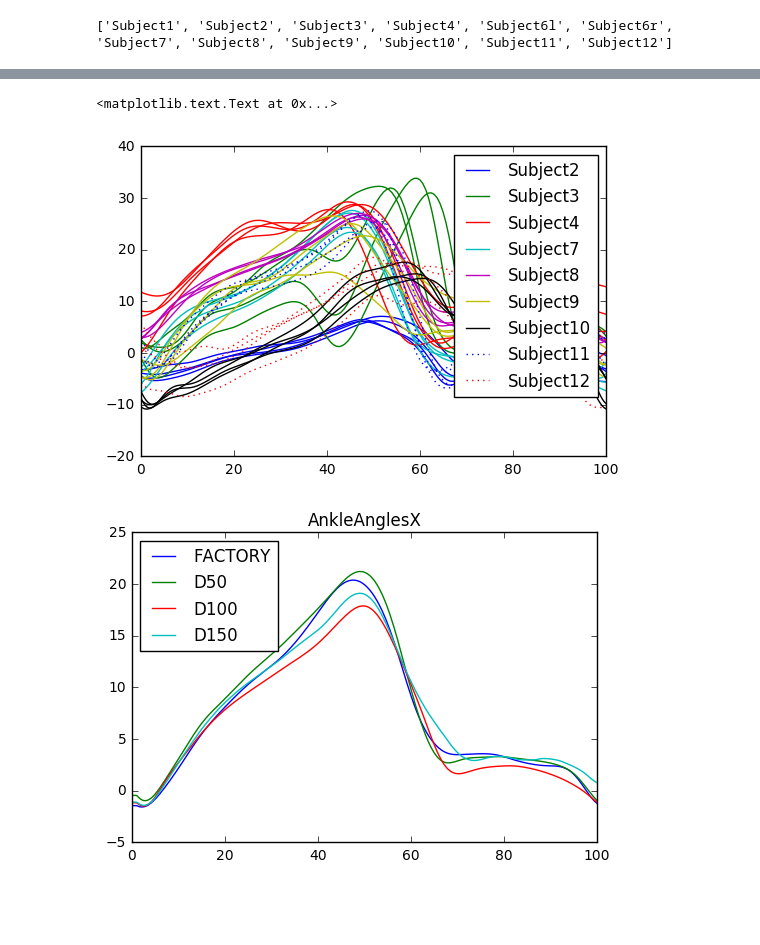
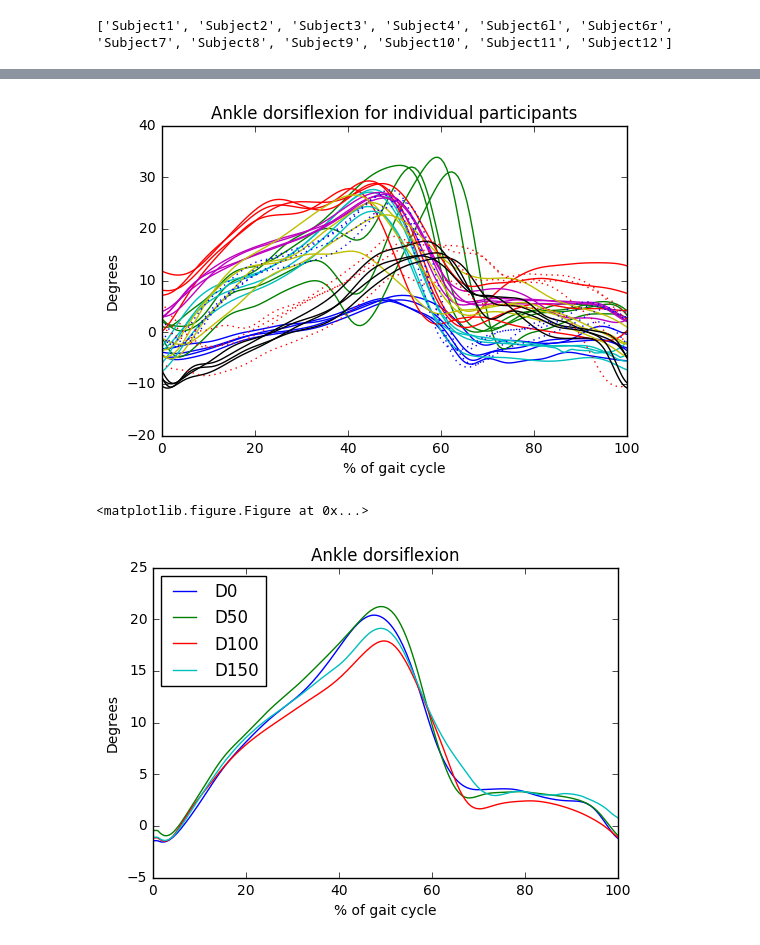
Before and after one commit to simonserenity/nexus-kinematics, a Jupyter notebook: Boxplot.ipynb, the cells around one changed output, grey strips where cells are left out. Saved outputs shown, nothing was run; the diff lists cells and outputs as text; code cells hidden in the pictures; blank space fills up the shorter version.

Commit message:
Prettify graphs

```diff
--- a/Boxplot.ipynb
+++ b/Boxplot.ipynb
@@ -1,12 +1,30 @@
 # %%
+# FILL IN THESE
 trials = ['FACTORY','D50','D100','D150']
+trialtype = 'Delay' #'Ramp' 'Extension'
 subjectslist = ['Subject1', 'Subject2', 'Subject3', 'Subject4', 'Subject6l', 'Subject6r', 'Subject7', 'Subject8', 'Subject9', 'Subject10', 'Subject11', 'Subject12']
 number_param = 'FoffFraction'
+number_title = 'Stance percentage of stride'
 vector_param = 'AnkleAnglesX'
+vector_title = 'Ankle dorsiflexion'
+
+# Don't fill in these
+trials_legend = trials.copy()
+for n in trials_legend:
+    if n == 'FACTORY':
+        if trialtype == 'Delay':
+            trials_legend[trials_legend.index(n)] = 'D0'
+        elif trialtype == 'Ramp':
+            trials_legend[trials_legend.index(n)] = 'R200'
+        elif trialtype == 'Extension':
+            trials_legend[trials_legend.index(n)] = 'X200'
+        else:
+            raise IndexError('help me!')
 
 import pickle
 import numpy as np
 from matplotlib import pyplot as plt
+%matplotlib inline
 subjects = {}
 for n in subjectslist:
     file = n + '.pkl'
@@ -106,6 +146,10 @@ for subjectnum in range(len(subjectslist)):
         #print('%s %s original length: %s' %(subject,trial,len(array[subjectnum+(trialnum*len(subjectslist))])))
 
         plt.plot(np.linspace(0,100,len(subjects[subject][trial][fesside+vector])), subjects[subject][trial][fesside+vector], colours[subjectnum], label=subject)
+
+plt.title(vector_title+' for individual participants')
+plt.xlabel('% of gait cycle')
+plt.ylabel('Degrees')
 # Reduce legend to only show one label per subject http://stackoverflow.com/questions/26337493/pyplot-combine-multiple-line-labels-in-legend
 handles, labels = plt.gca().get_legend_handles_labels()
 i =1
@@ -115,36 +159,45 @@ while i<len(labels):
         del(handles[i])
     else:
         i +=1
 
-plt.legend(handles, labels)
+# Plot legend separately
+# http://stackoverflow.com/questions/4534480/get-legend-as-a-separate-picture-in-matplotlib
+figlegend = plt.figure(figsize=(2,5))
+figlegend.legend(handles, labels, 'center')
+figlegend.savefig('Figures/'+vector+trialtype+'legend.png')
 
 # Interpolate
 longx = np.linspace(0,100,len(max(array,key=len)))
 for rownum in range(len(array)):
     row = array[rownum]
     array[rownum] = np.interp(longx, np.linspace(1,100,len(row)), row)
 
 # average subjects in each trial
 avg_per_trial = [[] for _ in range(len(trials))]
 for trialnum in range(len(trials)):
     trial = trials[trialnum]
     for n in range(len(array[0])):
         trialpoint = [array[x+trialnum*len(subjectslist)][n] for x in range(len(subjectslist))]
         avg_per_trial[trialnum].append(sum(trialpoint)/len(trialpoint))
 
 # Prepare X-axis
 # stackoverflow.com/questions/31003155/plotting-two-different-arrays-of-different-lengths
 xaxis = avg_per_trial.copy()
 for n in range(len(xaxis)):
     xaxis[n] = np.linspace(0, 100, len(avg_per_trial[n]))
 
 # plot it
 fig2 = plt.figure()
 for trialnum in range(len(trials)):
-    plt.plot(xaxis[trialnum], avg_per_trial[trialnum], label=trials[trialnum])
+    plt.plot(xaxis[trialnum], avg_per_trial[trialnum], label=trials_legend[trialnum])
 plt.legend(loc=2)
-plt.title(vector)
+plt.title(vector_title)
+plt.xlabel('% of gait cycle')
+plt.ylabel('Degrees')
+
+fig1.savefig('Figures/'+vector+trialtype+'consistency.png')
+fig2.savefig('Figures/'+vector+trialtype+'plot.png')
 # %% [output]
+[figure, new version]
-<matplotlib.text.Text at 0x...>
+<matplotlib.figure.Figure at 0x...>
-[figure, old version]
-[figure, old version]
+[figure, new version]
```
Also changed, not shown: parts of 1 cell of this notebook.
